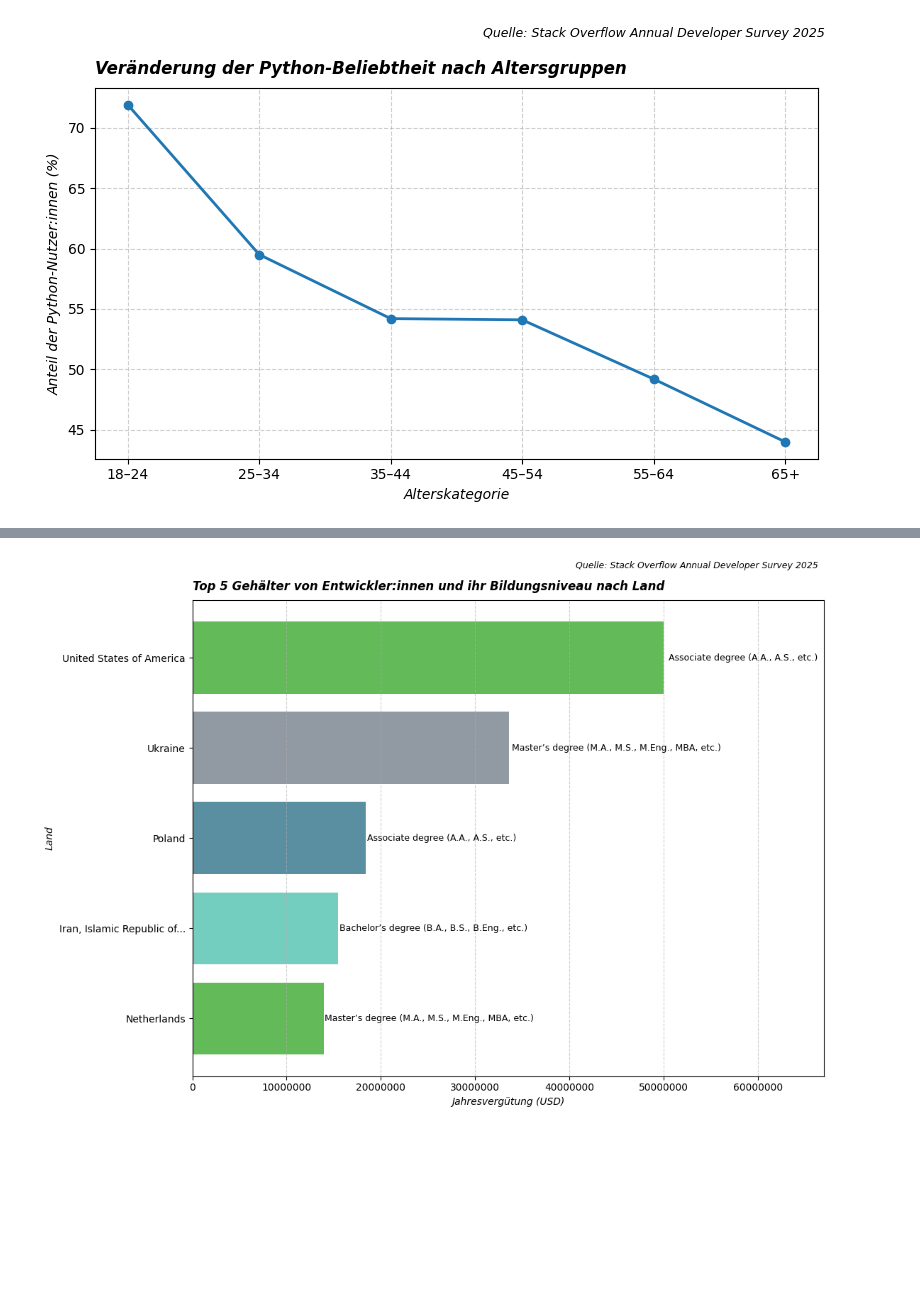
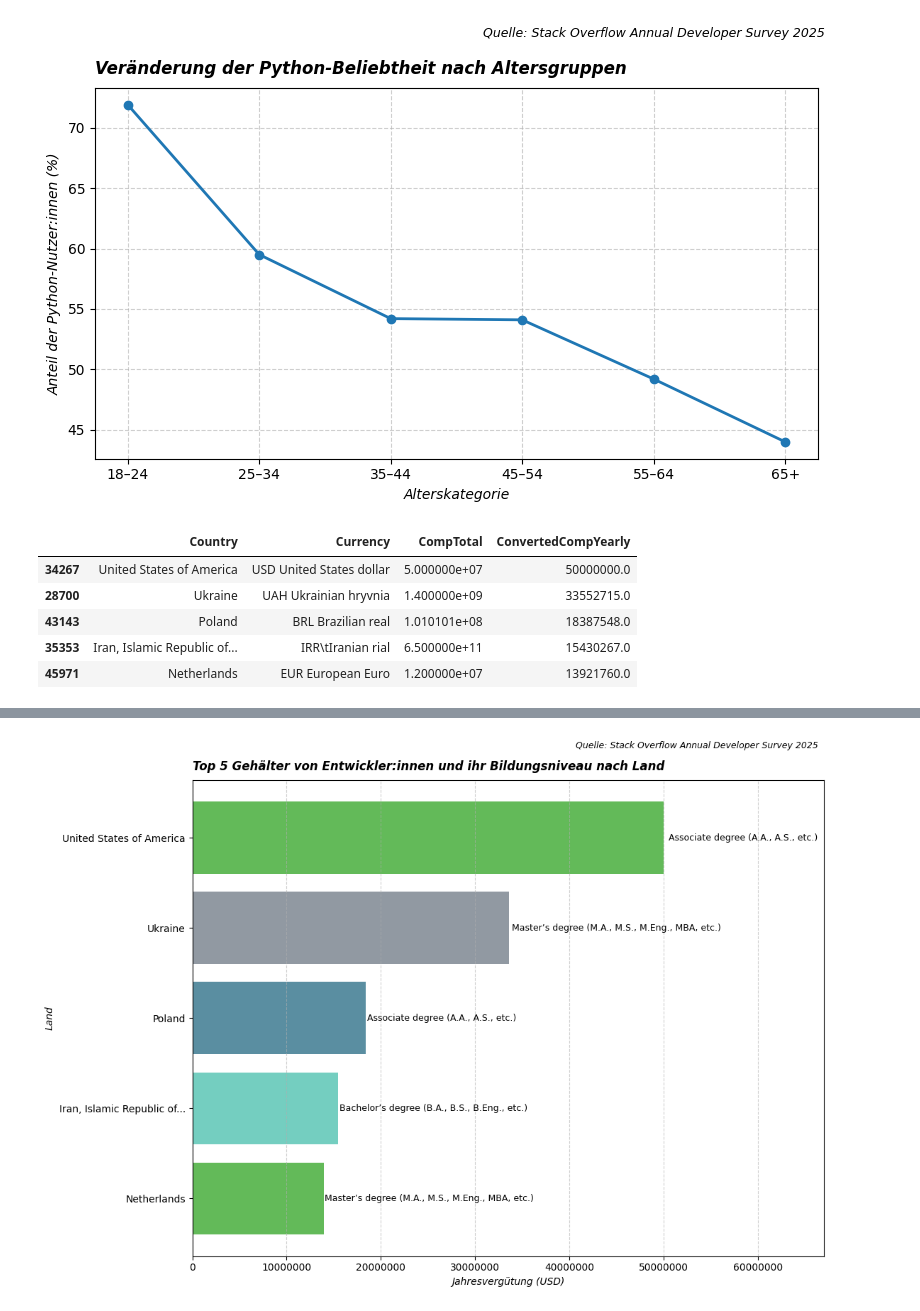
Before and after one commit to elinahlyva-dataanalytics/data-analytics-portfolio, a Jupyter notebook: developer-survey/Stack_Overflow_Developer_Survey.ipynb, the cells around one changed output, grey strips where cells are left out. Cells and saved outputs as stored; diff of their text form; code cells hidden in the pictures; blank space fills up the shorter version.

```diff
--- a/developer-survey/Stack_Overflow_Developer_Survey.ipynb
+++ b/developer-survey/Stack_Overflow_Developer_Survey.ipynb
@@ -318,3 +317,12 @@ plt.tight_layout()
 plt.show()
 # %% [output]
 [figure]
+# %%
+survey_results_public.nlargest(5, 'ConvertedCompYearly')[['Country','Currency','CompTotal','ConvertedCompYearly']].head(10)
+# %% [output]
+|  | Country | Currency | CompTotal | ConvertedCompYearly |
+| 34267 | United States of America | USD United States dollar | 5.000000e+07 | 50000000.0 |
+| 28700 | Ukraine | UAH Ukrainian hryvnia | 1.400000e+09 | 33552715.0 |
+| 43143 | Poland | BRL Brazilian real | 1.010101e+08 | 18387548.0 |
+| 35353 | Iran, Islamic Republic of... | IRR\tIranian rial | 6.500000e+11 | 15430267.0 |
+| 45971 | Netherlands | EUR European Euro | 1.200000e+07 | 13921760.0 |
```
Also changed, not shown: parts of 7 cells of this notebook.
